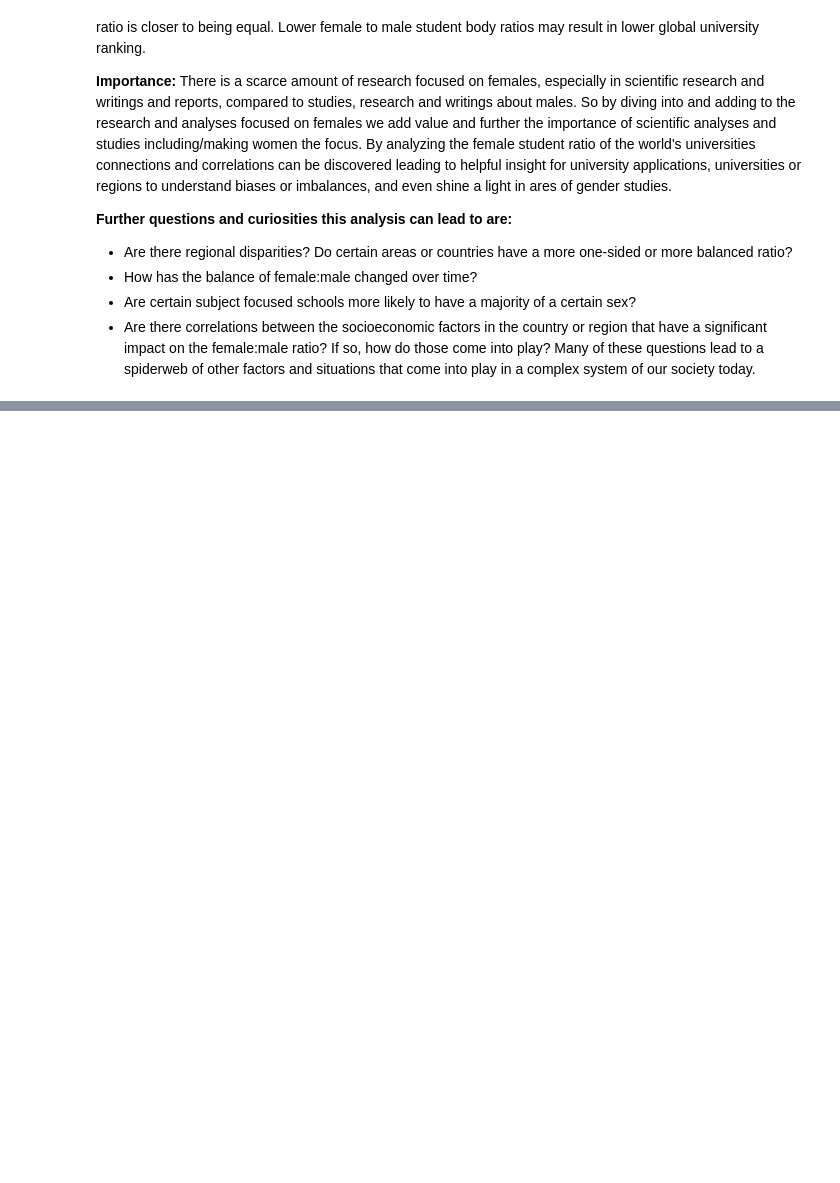
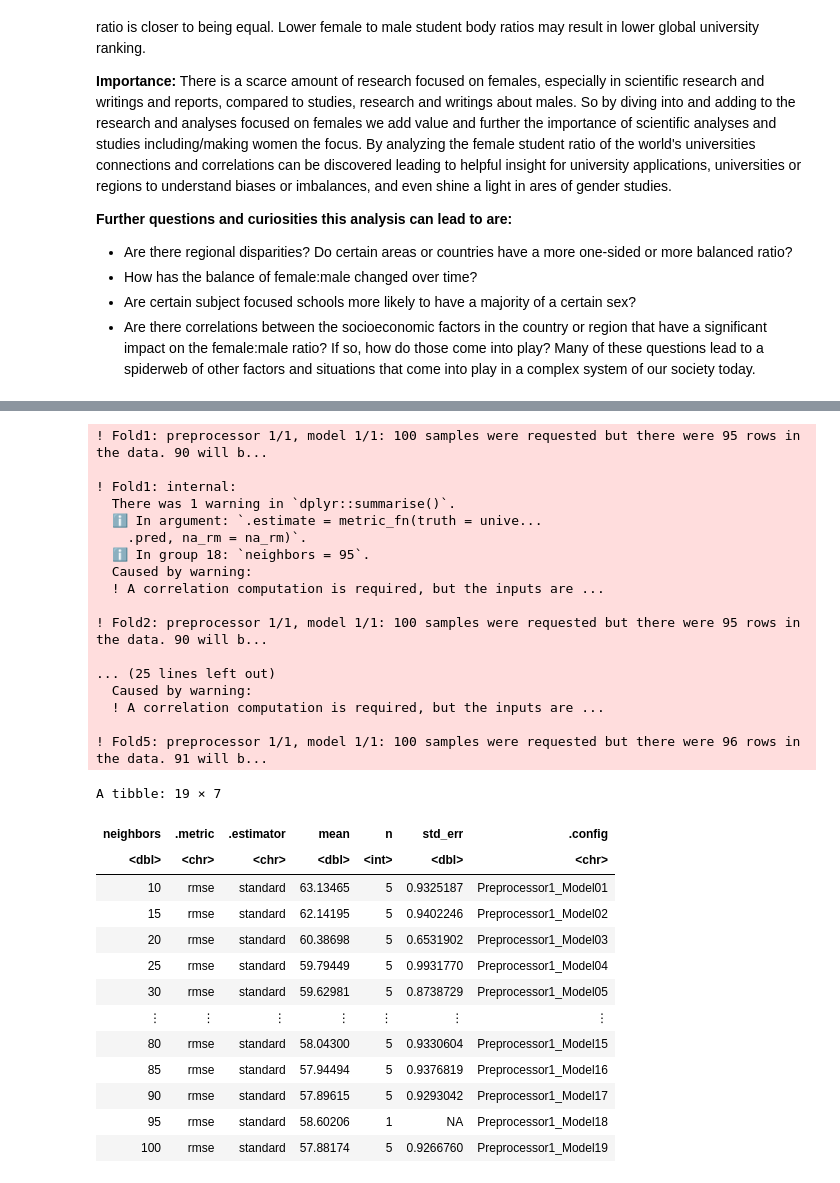
Before and after one commit to petercmh01/DSCI_004_Group_36, a Jupyter notebook: Project_Proposal_36.ipynb, the cells around one changed output, grey strips where cells are left out. Saved outputs shown, nothing was run; the diff lists cells and outputs as text; code cells hidden in the pictures; blank space fills up the shorter version.

```diff
--- a/Project_Proposal_36.ipynb
+++ b/Project_Proposal_36.ipynb
@@ -161,0 +222,42 @@ Many of these questions lead to a spiderweb of other factors and situations that
+# %%
+gridvals <- tibble(neighbors = seq(from = 10, to = 100, by = 5))
+
+results <- workflow |>
+  tune_grid(resamples = vfold, grid = gridvals) |>
+  collect_metrics() |>
+  filter(.metric == "rmse")
+
+# show the results
+results
+# %% [output]
+! Fold1: preprocessor 1/1, model 1/1: 100 samples were requested but there were 95 rows in the data. 90 will b...
+
+! Fold1: internal:
+  There was 1 warning in `dplyr::summarise()`.
+  ℹ In argument: `.estimate = metric_fn(truth = unive...
+    .pred, na_rm = na_rm)`.
+  ℹ In group 18: `neighbors = 95`.
+  Caused by warning:
+  ! A correlation computation is required, but the inputs are ...
+
+! Fold2: preprocessor 1/1, model 1/1: 100 samples were requested but there were 95 rows in the data. 90 will b...
+
+... (25 lines left out)
+  Caused by warning:
+  ! A correlation computation is required, but the inputs are ...
+
+! Fold5: preprocessor 1/1, model 1/1: 100 samples were requested but there were 96 rows in the data. 91 will b...
+A tibble: 19 × 7
+| neighbors | .metric | .estimator | mean | n | std_err | .config |
+| <dbl> | <chr> | <chr> | <dbl> | <int> | <dbl> | <chr> |
+| 10 | rmse | standard | 63.13465 | 5 | 0.9325187 | Preprocessor1_Model01 |
+| 15 | rmse | standard | 62.14195 | 5 | 0.9402246 | Preprocessor1_Model02 |
+| 20 | rmse | standard | 60.38698 | 5 | 0.6531902 | Preprocessor1_Model03 |
+| 25 | rmse | standard | 59.79449 | 5 | 0.9931770 | Preprocessor1_Model04 |
+| 30 | rmse | standard | 59.62981 | 5 | 0.8738729 | Preprocessor1_Model05 |
+| ⋮ | ⋮ | ⋮ | ⋮ | ⋮ | ⋮ | ⋮ |
+| 80 | rmse | standard | 58.04300 | 5 | 0.9330604 | Preprocessor1_Model15 |
+| 85 | rmse | standard | 57.94494 | 5 | 0.9376819 | Preprocessor1_Model16 |
+| 90 | rmse | standard | 57.89615 | 5 | 0.9293042 | Preprocessor1_Model17 |
+| 95 | rmse | standard | 58.60206 | 1 | NA | Preprocessor1_Model18 |
+| 100 | rmse | standard | 57.88174 | 5 | 0.9266760 | Preprocessor1_Model19 |
```
Also changed, not shown: parts of 6 cells of this notebook.
